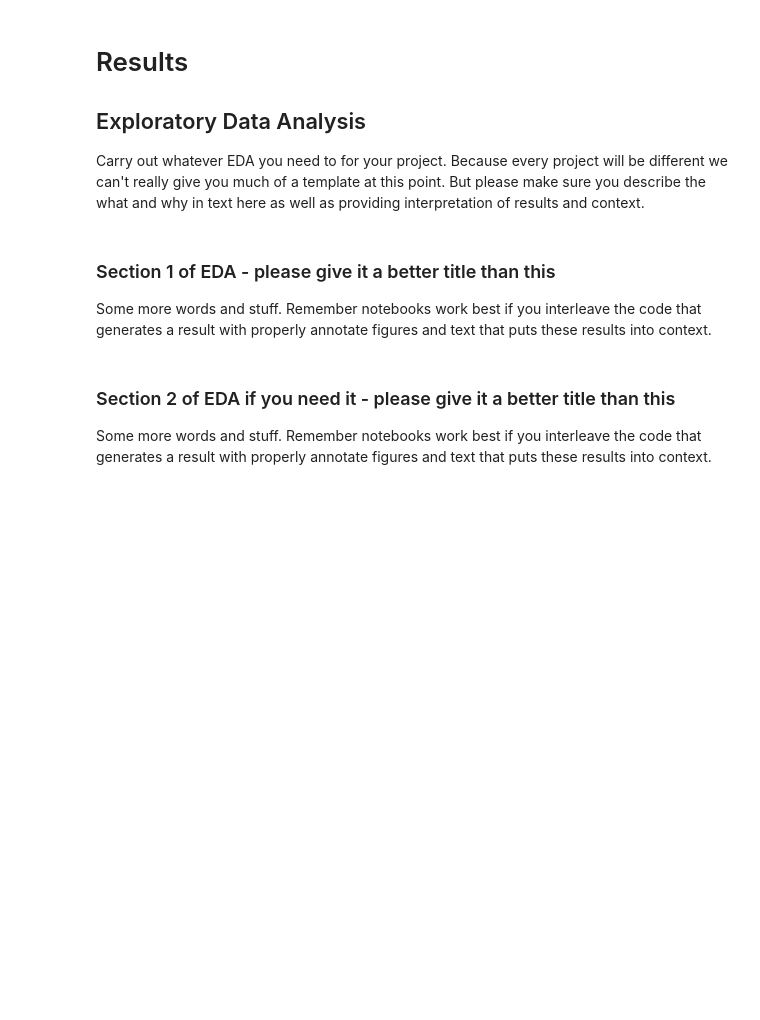
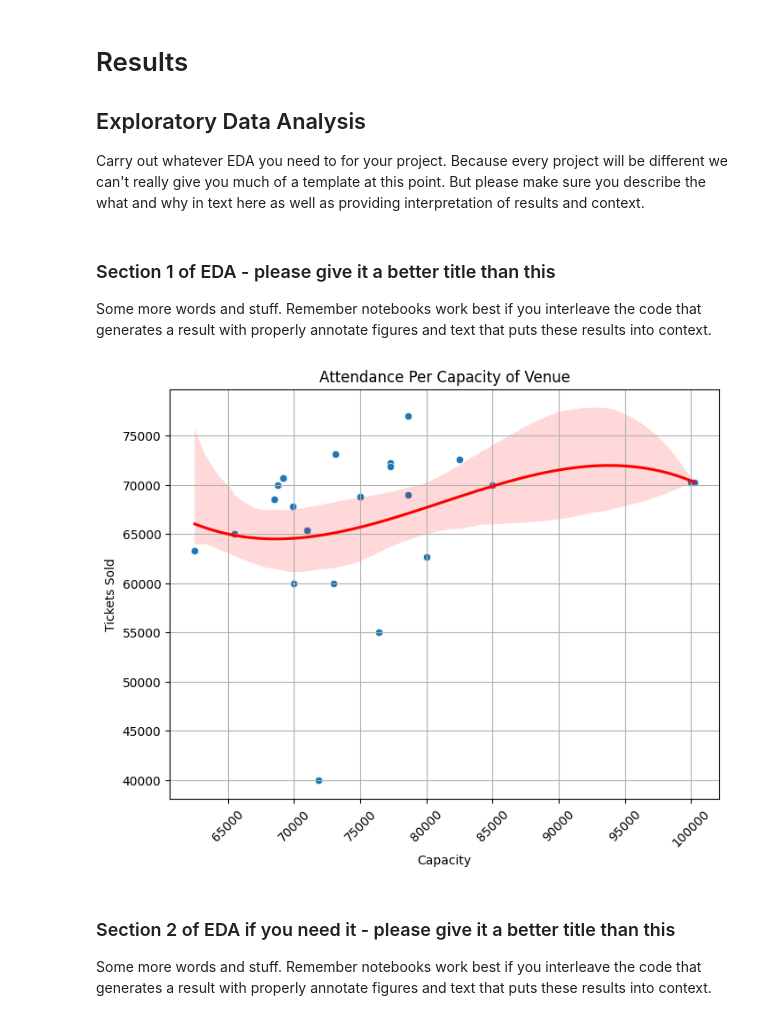
Before and after one commit to AnikAlam/AnikAlam_COGS108_EDA, a Jupyter notebook: EDACheckpoint_group065.ipynb, the cells around one changed output. Saved outputs shown, nothing was run; the diff lists cells and outputs as text; code cells hidden in the pictures; blank space fills up the shorter version.

Commit message:
added some graphs for the eras df comparing attendance, venue, and city

```diff
--- a/EDACheckpoint_group065.ipynb
+++ b/EDACheckpoint_group065.ipynb
@@ -219,3 +222,19 @@ Some more words and stuff.  Remember notebooks work best if you interleave the c
+# %%
+## YOUR CODE HERE
+## FEEL FREE TO ADD MULTIPLE CELLS PER SECTION
+
+#scatterplot comparing the maximum capacity of a given venue to the number of tickets sold, with a line of best fit to the third order
+plt.figure(figsize=(8, 6))
+sns.scatterplot(data=eras_df, x='Capacity', y='Attendance')
+sns.regplot(data=eras_df, x='Capacity', y='Attendance', scatter=False, color='red', order=3)  # Fit a curve
+plt.title('Attendance Per Capacity of Venue')
+plt.xlabel('Capacity')
+plt.xticks(rotation=45)
+plt.ylabel('Tickets Sold')
+plt.grid(True)
+plt.show()
+# %% [output]
+[figure, added]
 # %% [markdown]
 ### Section 2 of EDA if you need it  - please give it a better title than this
 
```
Also changed, not shown: parts of 4 cells of this notebook.
